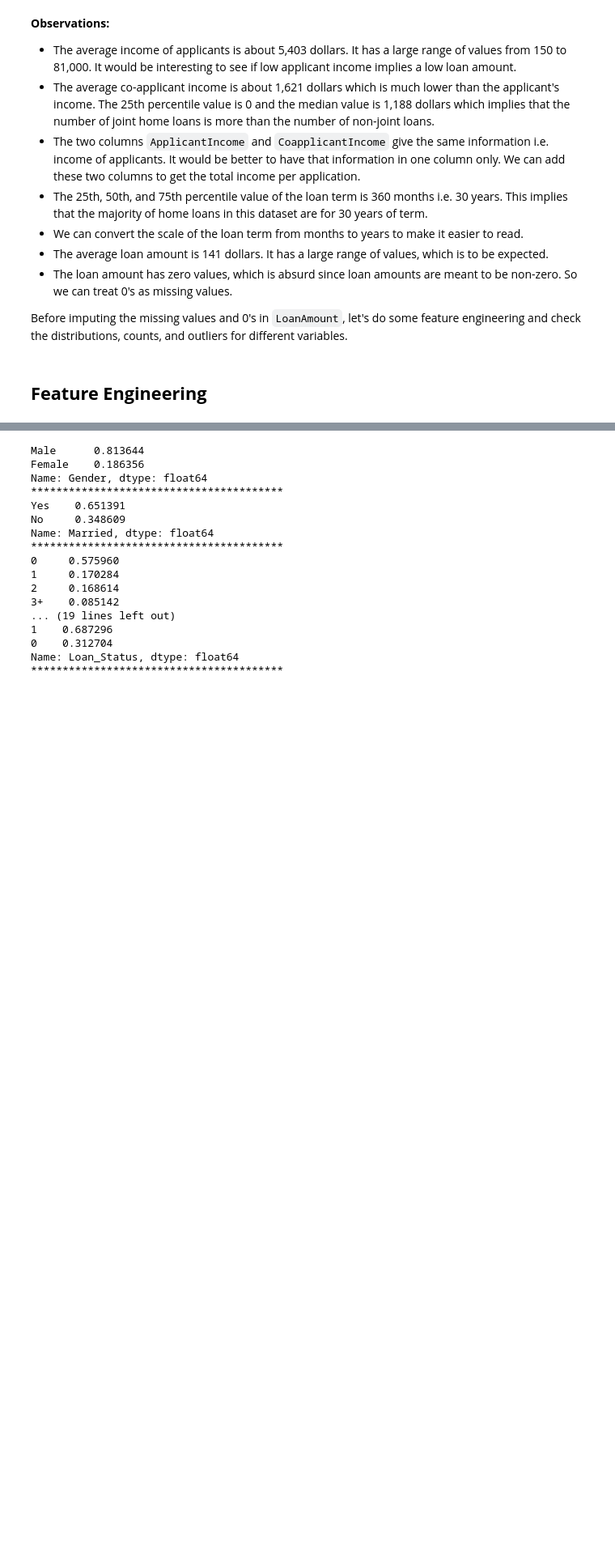
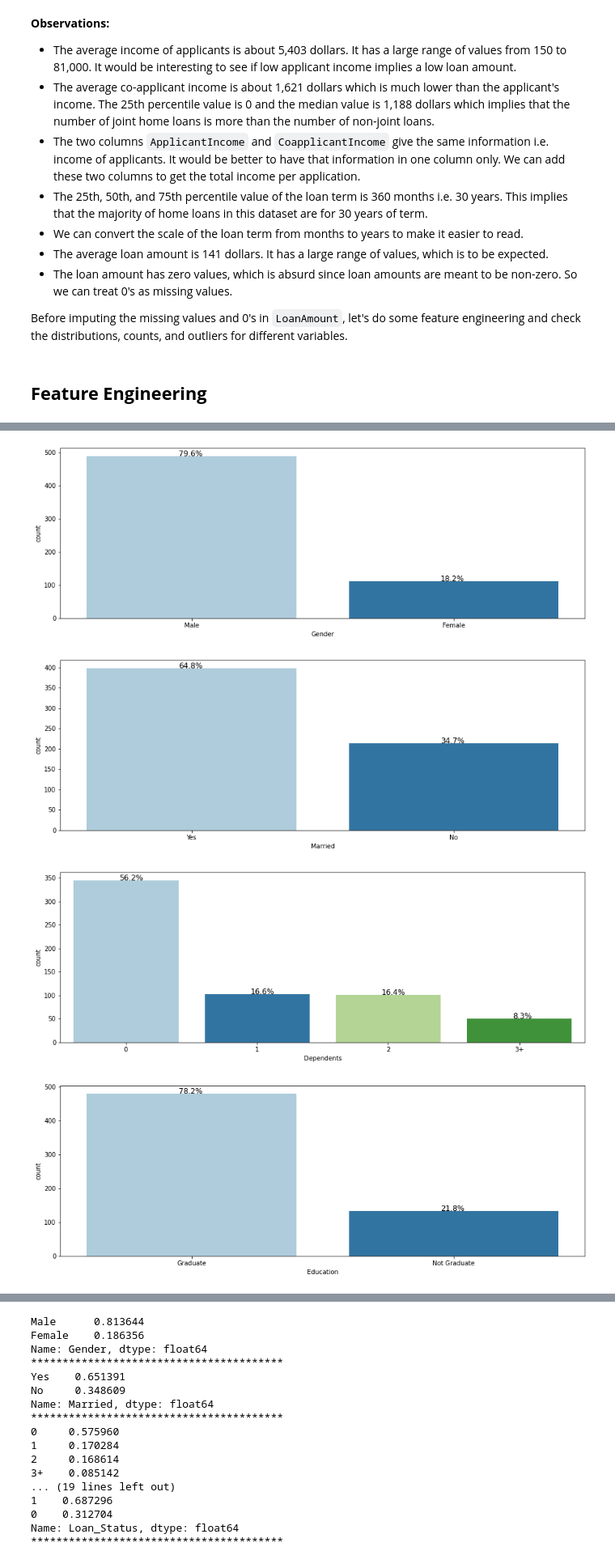
Before and after one commit to Slalani555/DATA-SCIENCE-PYTHON, a Jupyter notebook: MachineLearning_Classification.ipynb, the cells around one changed output, grey strips where cells are left out. Shown at 81% size. Cells and saved outputs as stored; diff of their text form; code cells hidden in the pictures; blank space fills up the shorter version.

```diff
--- a/MachineLearning_Classification.ipynb
+++ b/MachineLearning_Classification.ipynb
@@ -182,0 +179,10 @@ Skew : 5.63
+# %%
+cat_col= ['Gender', 'Married', 'Dependents', 'Education', 'Self_Employed', 'Credit_History','Property_Area', 'Loan_Status']
+
+for col in cat_col:
+    perc_on_bar(col)
+# %% [output]
+[figure, added]
+[figure, added]
+[figure, added]
+[figure, added]
```
Also changed, not shown: parts of 41 cells of this notebook.
